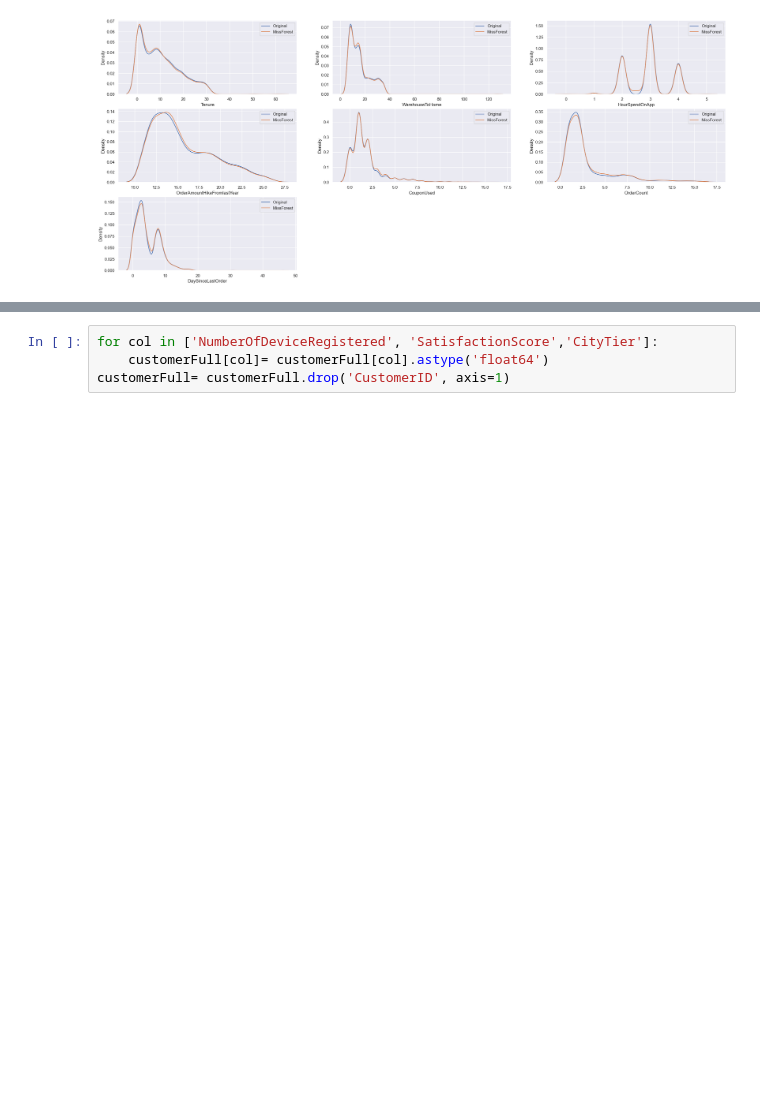
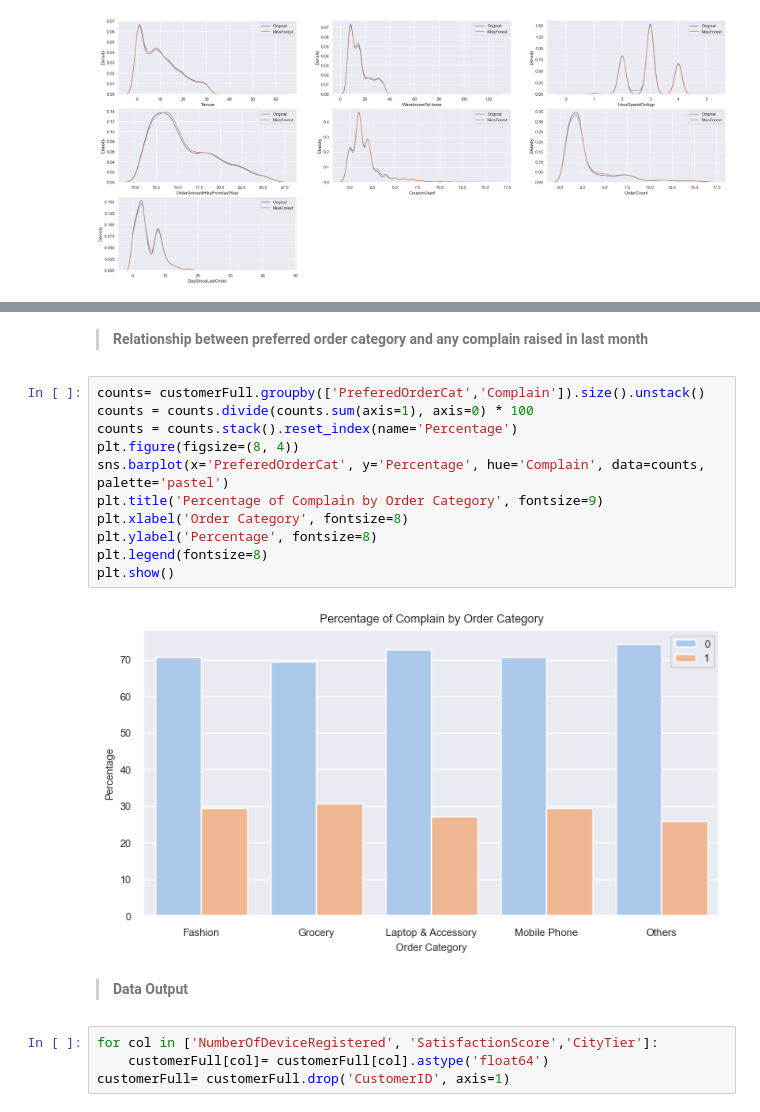
Before and after one commit to Celinejxy/E-commerce-Customer-Churn-Rate, a Jupyter notebook: Data Quality Evaluation & Preprocessing.ipynb, the cells around one changed output, grey strips where cells are left out. Saved outputs shown, nothing was run; the diff lists cells and outputs as text; blank space fills up the shorter version.

```diff
--- a/Data Quality Evaluation.ipynb
+++ b/Data Quality Evaluation & Preprocessing.ipynb
@@ -322,3 +439,20 @@ for subplots in ax.flatten()[len(null_attr):]:
+# %% [markdown]
+> **Relationship between preferred order category and any complain raised in last month**
+# %%
+counts= customerFull.groupby(['PreferedOrderCat','Complain']).size().unstack()
+counts = counts.divide(counts.sum(axis=1), axis=0) * 100
+counts = counts.stack().reset_index(name='Percentage')
+plt.figure(figsize=(8, 4))
+sns.barplot(x='PreferedOrderCat', y='Percentage', hue='Complain', data=counts, palette='pastel')
+plt.title('Percentage of Complain by Order Category', fontsize=9)
+plt.xlabel('Order Category', fontsize=8)
+plt.ylabel('Percentage', fontsize=8)
+plt.legend(fontsize=8)
+plt.show()
+# %% [output]
+[figure, added]
+# %% [markdown]
+> **Data Output**
 # %%
 for col in ['NumberOfDeviceRegistered', 'SatisfactionScore','CityTier']:
     customerFull[col]= customerFull[col].astype('float64')
```
Also changed, not shown: parts of 20 cells of this notebook, 2 other files.
